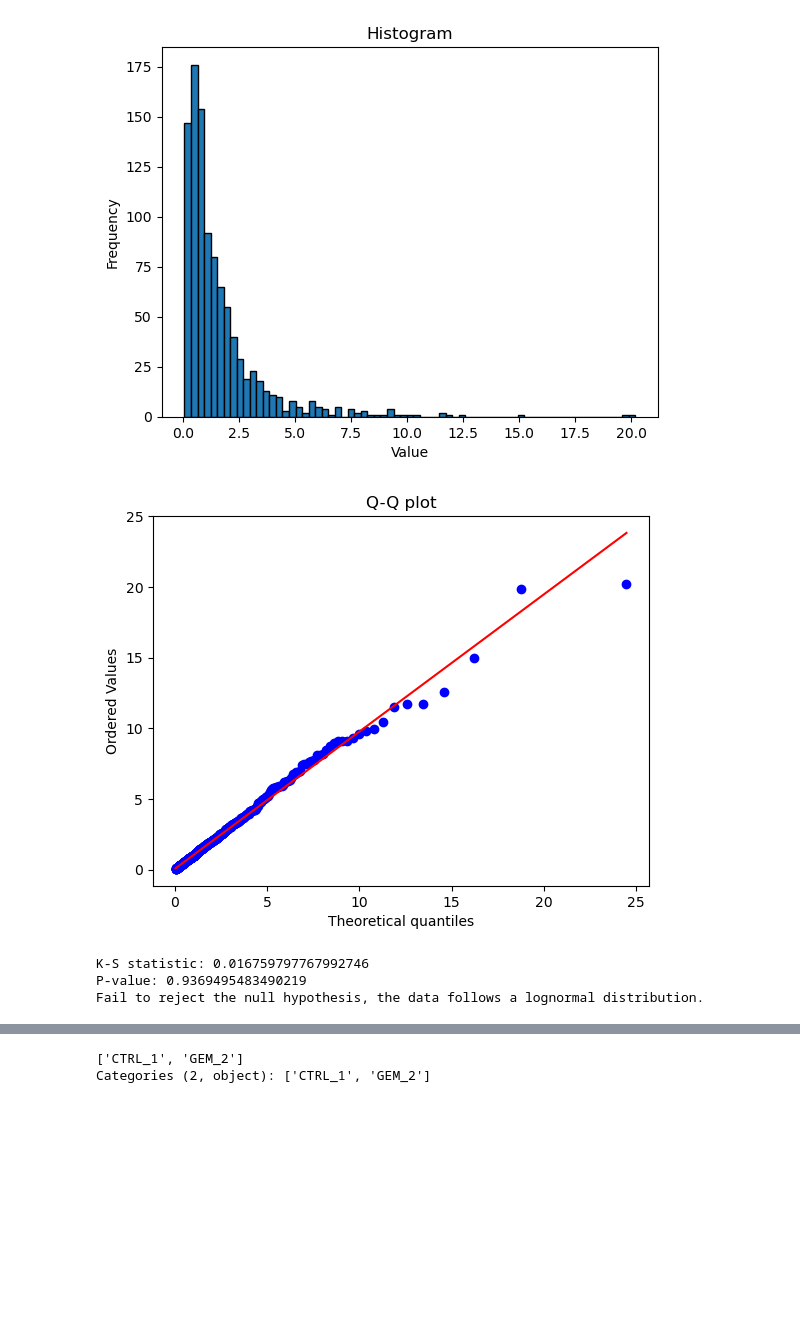
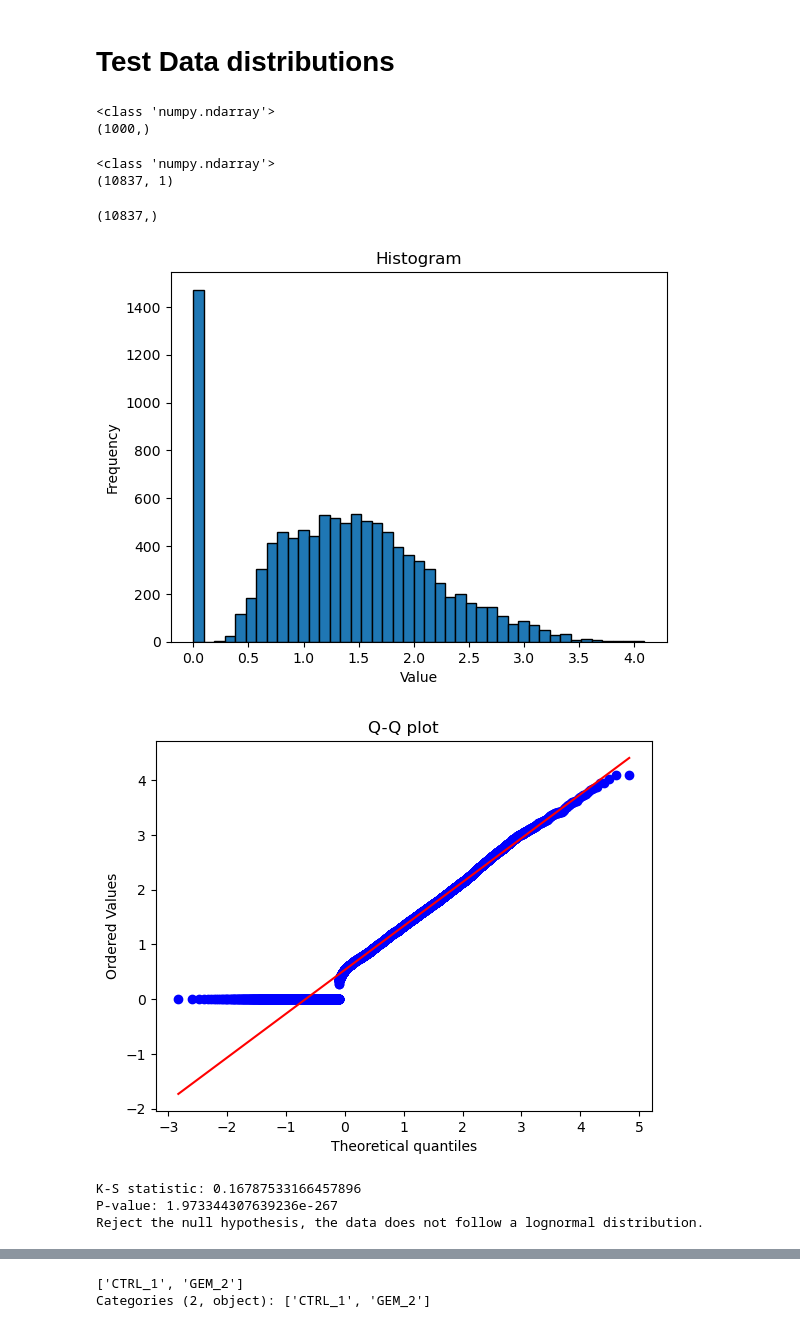
Before and after one commit to josef-streusalz/single-cell, a Jupyter notebook: 05_DEG_analysis.ipynb, the cells around one changed output, grey strips where cells are left out. Saved outputs shown, nothing was run; the diff lists cells and outputs as text; code cells hidden in the pictures; blank space fills up the shorter version.

```diff
--- a/05_DEG_analysis.ipynb
+++ b/05_DEG_analysis.ipynb
@@ -1,5 +7,7 @@
 # %%
 import scanpy as sc
 
-#adata = sc.read("/storage/users/sac43cg/res_Samantha_1/outs/h5as_files/adata_neu.h5ad")
-adata = sc.read("/storage/users/sac43cg/res_Samantha_1/outs/per_sample_outs/filtered_preprocessed_combined_adata.h5ad")
+#combined_adata = ad.read_h5ad('/storage/users/sac43cg/res_Samantha_1/outs/per_sample_outs/combined_adata.h5ad')
+#adata = sc.read("/storage/users/sac43cg/res_Samantha_1/outs/per_sample_outs/filtered_preprocessed_combined_adata.h5ad")
+#adata = sc.read("/storage/users/sac43cg/res_Samantha_1/outs/per_sample_outs/annotated_adata.h5ad")
+adata = sc.read("/storage/users/sac43cg/res_Samantha_1/outs/per_sample_outs/clustered_adata.h5ad")
@@ -6,40 +24,59 @@ adata = sc.read("/storage/users/sac43cg/res_Samantha_1/outs/per_sample_outs/filt
+# %% [markdown]
+# Test Data distributions
+# %%
+# Step 1: Generate or input your data (replace with your data)
+data = np.random.lognormal(mean=0, sigma=1, size=1000)
+print(type(data))
+print(data.shape)
+# %% [output]
+<class 'numpy.ndarray'>
+(1000,)
+# %%
+first_column = adata.X[:, 0]
+data = first_column.toarray()
+print(type(data))
+print(data.shape)
+data = data[np.isfinite(data)]
+# %% [output]
+<class 'numpy.ndarray'>
+(10837, 1)
+# %%
+if len(data.shape) > 1 and data.shape[1] == 1:  # if it's a column vector
+    data = data.ravel()
+# %%
+print(data.shape)
+# %% [output]
+(10837,)
 # %%
-import numpy as np
-import matplotlib.pyplot as plt
-from scipy import stats
-
-# Step 1: Generate or input your data (replace with your data)
-data = np.random.lognormal(mean=0, sigma=1, size=1000)
-
 # Step 2: Visual Inspection using a histogram
 plt.hist(data, bins='auto', edgecolor='black')
 plt.title('Histogram')
 plt.xlabel('Value')
 plt.ylabel('Frequency')
 plt.show()
 
 # Step 3: Q-Q plot
-stats.probplot(data, dist='lognorm', sparams=(1,), plot=plt)
+stats.probplot(data, dist='norm', sparams=(1,), plot=plt)
 plt.title('Q-Q plot')
 plt.show()
 
 # Step 4: Statistical test (Kolmogorov-Smirnov test)
 # Here, we use the lognormal distribution as the comparison distribution
 D, p_value = stats.kstest(data, 'lognorm', args=(1,))
 print(f'K-S statistic: {D}')
 print(f'P-value: {p_value}')
 
 # Interpretation
 if p_value > 0.05:
     print('Fail to reject the null hypothesis, the data follows a lognormal distribution.')
 else:
     print('Reject the null hypothesis, the data does not follow a lognormal distribution.')
 # %% [output]
-[figure, old version]
+[figure, new version]
-[figure, old version]
+[figure, new version]
-K-S statistic: 0.016759797767992746
-P-value: 0.9369495483490219
-Fail to reject the null hypothesis, the data follows a lognormal distribution.
+K-S statistic: 0.16787533166457896
+P-value: 1.973344307639236e-267
+Reject the null hypothesis, the data does not follow a lognormal distribution.
 # %%
 print(adata.obs['condition'])
 # %% [output]
```
Also changed, not shown: parts of 46 cells of this notebook, 18 other files.
